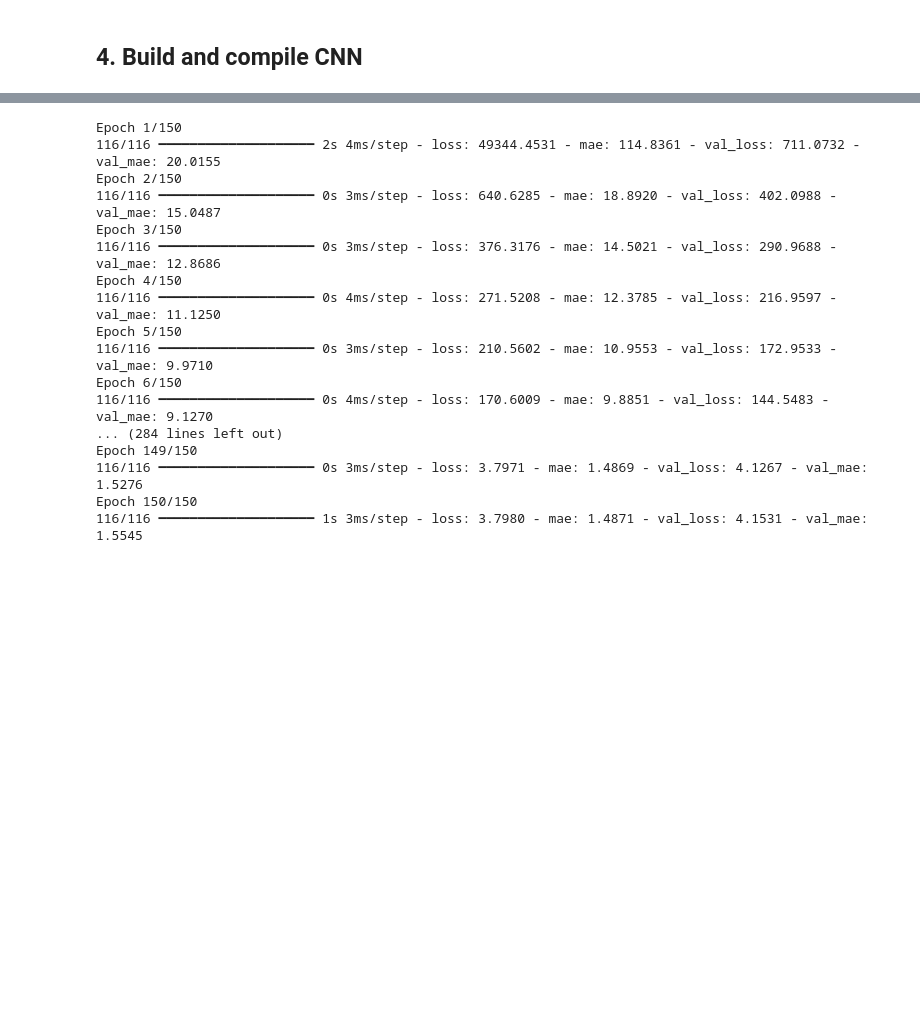
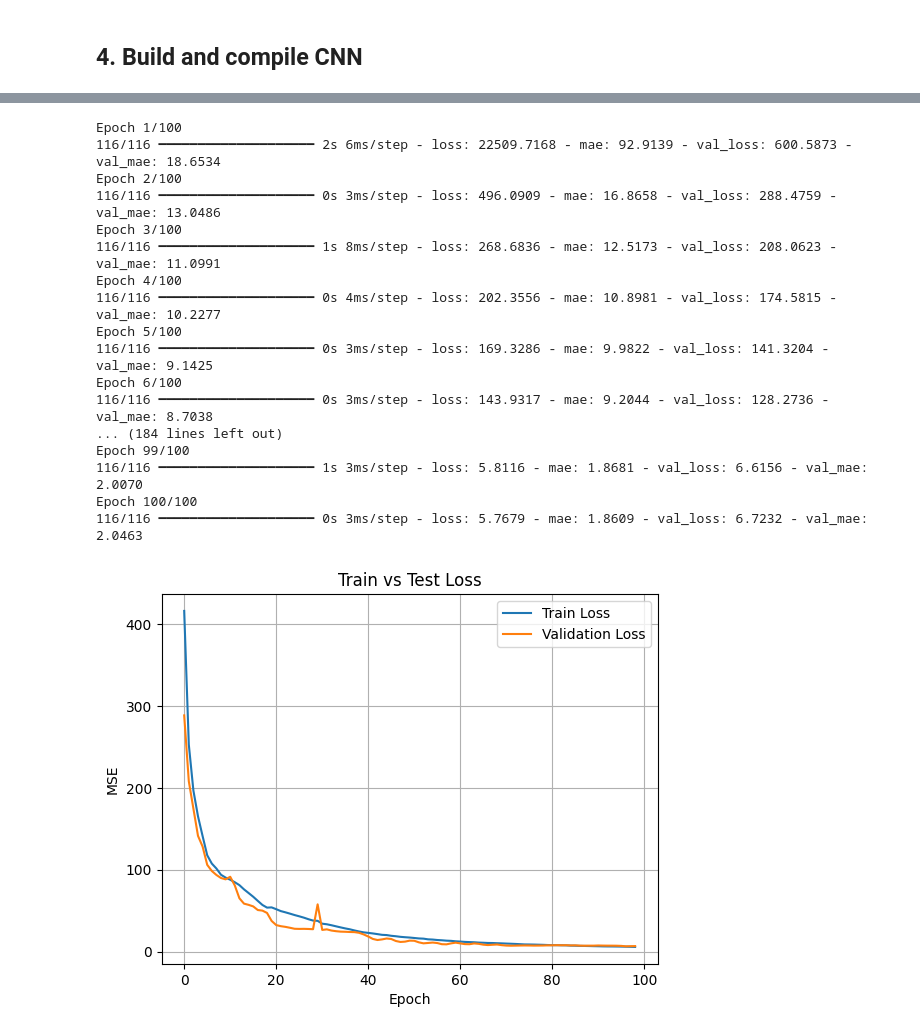
Before and after one commit to zrmondsc/gedi_waveform_processor, a Jupyter notebook: notebooks/cnn_regression_3x3_sentinel_to_latent_gedi.ipynb, the cells around one changed output, grey strips where cells are left out. Drawn from its saved outputs; the diff is of its cells as text; code cells hidden in the pictures; blank space fills up the shorter version.

```diff
--- a/notebooks/cnn_regression_3x3_sentinel_to_latent_gedi.ipynb
+++ b/notebooks/cnn_regression_3x3_sentinel_to_latent_gedi.ipynb
@@ -131,34 +133,34 @@ model.compile(
 history = model.fit(
     train_ds,
     validation_data=val_ds,
-    epochs=150
+    epochs=100
 )
 # %% [output]
-Epoch 1/150
-116/116 ━━━━━━━━━━━━━━━━━━━━ 2s 4ms/step - loss: 49344.4531 - mae: 114.8361 - val_loss: 711.0732 - val_mae: 20.0155
-Epoch 2/150
-116/116 ━━━━━━━━━━━━━━━━━━━━ 0s 3ms/step - loss: 640.6285 - mae: 18.8920 - val_loss: 402.0988 - val_mae: 15.0487
-Epoch 3/150
-116/116 ━━━━━━━━━━━━━━━━━━━━ 0s 3ms/step - loss: 376.3176 - mae: 14.5021 - val_loss: 290.9688 - val_mae: 12.8686
-Epoch 4/150
-116/116 ━━━━━━━━━━━━━━━━━━━━ 0s 4ms/step - loss: 271.5208 - mae: 12.3785 - val_loss: 216.9597 - val_mae: 11.1250
-Epoch 5/150
-116/116 ━━━━━━━━━━━━━━━━━━━━ 0s 3ms/step - loss: 210.5602 - mae: 10.9553 - val_loss: 172.9533 - val_mae: 9.9710
-Epoch 6/150
-116/116 ━━━━━━━━━━━━━━━━━━━━ 0s 4ms/step - loss: 170.6009 - mae: 9.8851 - val_loss: 144.5483 - val_mae: 9.1270
-... (284 lines left out)
-Epoch 149/150
-116/116 ━━━━━━━━━━━━━━━━━━━━ 0s 3ms/step - loss: 3.7971 - mae: 1.4869 - val_loss: 4.1267 - val_mae: 1.5276
-Epoch 150/150
-116/116 ━━━━━━━━━━━━━━━━━━━━ 1s 3ms/step - loss: 3.7980 - mae: 1.4871 - val_loss: 4.1531 - val_mae: 1.5545
+Epoch 1/100
+116/116 ━━━━━━━━━━━━━━━━━━━━ 2s 6ms/step - loss: 22509.7168 - mae: 92.9139 - val_loss: 600.5873 - val_mae: 18.6534
+Epoch 2/100
+116/116 ━━━━━━━━━━━━━━━━━━━━ 0s 3ms/step - loss: 496.0909 - mae: 16.8658 - val_loss: 288.4759 - val_mae: 13.0486
+Epoch 3/100
+116/116 ━━━━━━━━━━━━━━━━━━━━ 1s 8ms/step - loss: 268.6836 - mae: 12.5173 - val_loss: 208.0623 - val_mae: 11.0991
+Epoch 4/100
+116/116 ━━━━━━━━━━━━━━━━━━━━ 0s 4ms/step - loss: 202.3556 - mae: 10.8981 - val_loss: 174.5815 - val_mae: 10.2277
+Epoch 5/100
+116/116 ━━━━━━━━━━━━━━━━━━━━ 0s 3ms/step - loss: 169.3286 - mae: 9.9822 - val_loss: 141.3204 - val_mae: 9.1425
+Epoch 6/100
+116/116 ━━━━━━━━━━━━━━━━━━━━ 0s 3ms/step - loss: 143.9317 - mae: 9.2044 - val_loss: 128.2736 - val_mae: 8.7038
+... (184 lines left out)
+Epoch 99/100
+116/116 ━━━━━━━━━━━━━━━━━━━━ 1s 3ms/step - loss: 5.8116 - mae: 1.8681 - val_loss: 6.6156 - val_mae: 2.0070
+Epoch 100/100
+116/116 ━━━━━━━━━━━━━━━━━━━━ 0s 3ms/step - loss: 5.7679 - mae: 1.8609 - val_loss: 6.7232 - val_mae: 2.0463
 # %%
-import matplotlib.pyplot as plt
-
-plt.plot(history.history['loss'], label='Train Loss')
-plt.plot(history.history['val_loss'], label='Validation Loss')
+plt.plot(history.history['loss'][1:], label='Train Loss')
+plt.plot(history.history['val_loss'][1:], label='Validation Loss')
 plt.xlabel('Epoch')
 plt.ylabel('MSE')
-plt.title('Training vs Validation Loss')
+plt.title('Train vs Test Loss')
 plt.grid(True)
 plt.legend()
 plt.show()
+# %% [output]
+[figure, added]
```
Also changed, not shown: parts of 2 cells of this notebook.
